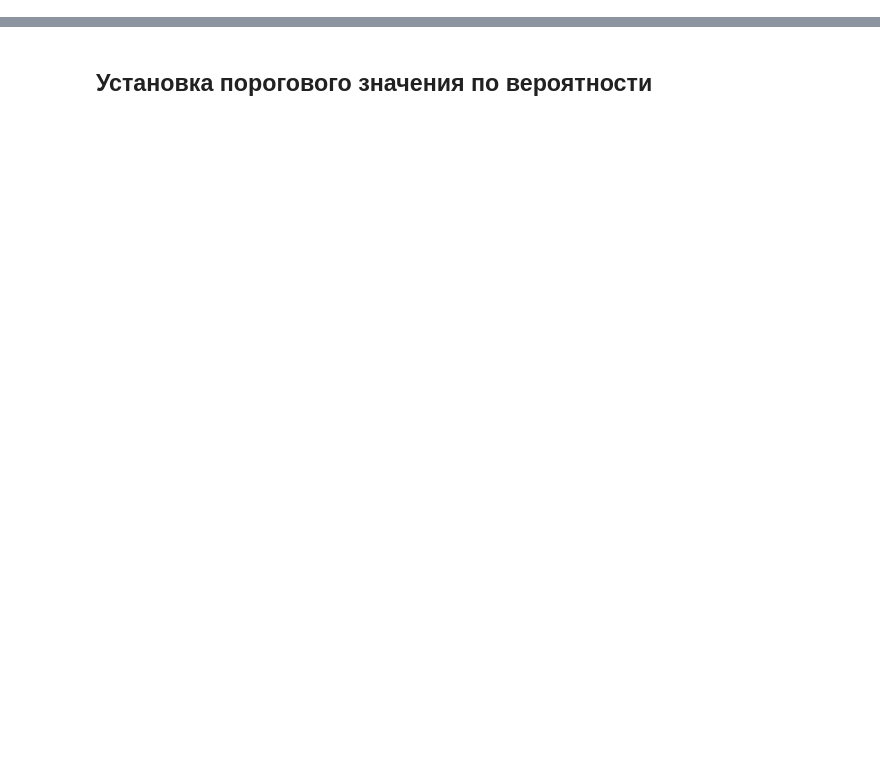
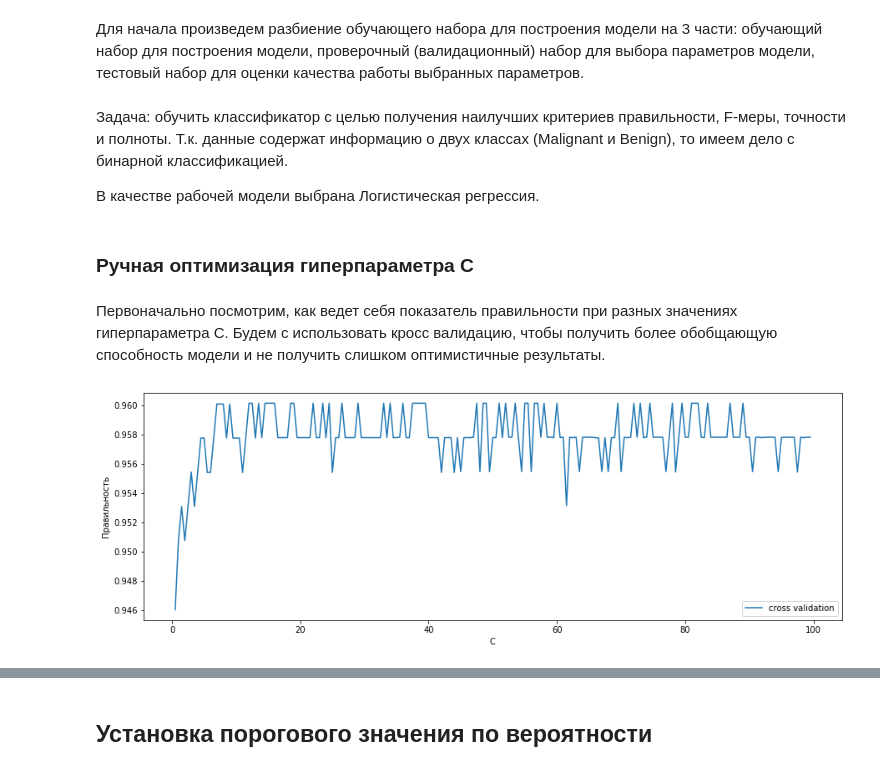
Before and after one commit to KarrieH/Breast_Can-er_training_ScikitLearn, a Jupyter notebook: log_reg_CancerData.ipynb, the cells around one changed output, grey strips where cells are left out. Drawn from its saved outputs; the diff is of its cells as text; code cells hidden in the pictures; blank space fills up the shorter version.

```diff
--- a/log_reg_CancerData.ipynb
+++ b/log_reg_CancerData.ipynb
@@ -171,6 +19,0 @@ rcParams['figure.figsize'] = 5, 5
-# %%
-# При параметре C = 4.6 и cv = 10 достигается правильность больше 96%
-
-log_reg = LogisticRegression(C = 4.6)
-scor = cross_val_score(log_reg, X_trainval, y_trainval, cv = 10)
-print(np.mean(scor))
@@ -186,18 +19,0 @@ print("Правильность на тестовом наборе: {:.2f}".form
-# %%
-plt.figure()
-
-C = [1.2,4.6]
-for c in C:
-    log_reg = LogisticRegression(C = c).fit(X_trainval, y_trainval)
-    accuracy = log_reg.score(X_test, y_test)
-    auc = roc_auc_score(y_test, log_reg.decision_function(X_test))
-    fpr, tpr, _ = roc_curve(y_test , log_reg.decision_function(X_test))
-    print("C = {:.2f} правильность = {:.4f} AUC = {:.3f}".format(c, accuracy, auc))
-    plt.plot(fpr, tpr, label="C={:.3f}".format(c))
-
-plt.xlabel("FPR")
-plt.ylabel("TPR")
-plt.xlim(-0.01, 1)
-plt.ylim(0, 1.02)
-plt.legend(loc="best")
-plt.show()
@@ -207,0 +40,2 @@ C = 4.60 правильность = 0.9371 AUC = 0.992
+# %% [markdown]
+Для начала произведем разбиение обучающего набора для построения модели на 3 части: обучающий набор для построения модели, проверочный (валидационный) набор для выбора параметров модели, тестовый набор для оценки качества работы выбранных параметров.
@@ -207,0 +48,27 @@ C = 4.60 правильность = 0.9371 AUC = 0.992
+# %% [markdown]
+Задача: обучить классификатор с целью получения наилучших критериев правильности, F-меры, точности и полноты.
+Т.к. данные содержат информацию о двух классах (Malignant и Benign), то имеем дело с бинарной классификацией.
+
+В качестве рабочей модели выбрана Логистическая регрессия.
+# %% [markdown]
+### Ручная оптимизация гиперпараметра C
+# %% [markdown]
+Первоначально посмотрим, как ведет себя показатель правильности при разных значениях гиперпараметра С. Будем с использовать кросс валидацию, чтобы получить более обобщающую способность модели и не получить слишком оптимистичные результаты.
+# %%
+# Рассмотрим параметр C на интервале от 0 до 100 с шагом 0.5
+
+param = np.arange(0,100,0.5)
+scores = []
+for c in param[1:]:
+    log_reg = LogisticRegression(C = c)
+    scor = cross_val_score(log_reg, X_trainval, y_trainval, cv = 5)
+    scores.append(np.mean(scor))
+
+plt.plot(param[1:], scores,label = 'cross validation')
+plt.ylabel("Правильность")
+plt.xlabel("C")
+plt.legend()
+plt.plot()
+rcParams['figure.figsize'] = 10, 15
+# %% [output]
+[figure, added]
```
Also changed, not shown: parts of 76 cells of this notebook, 1 other file.
